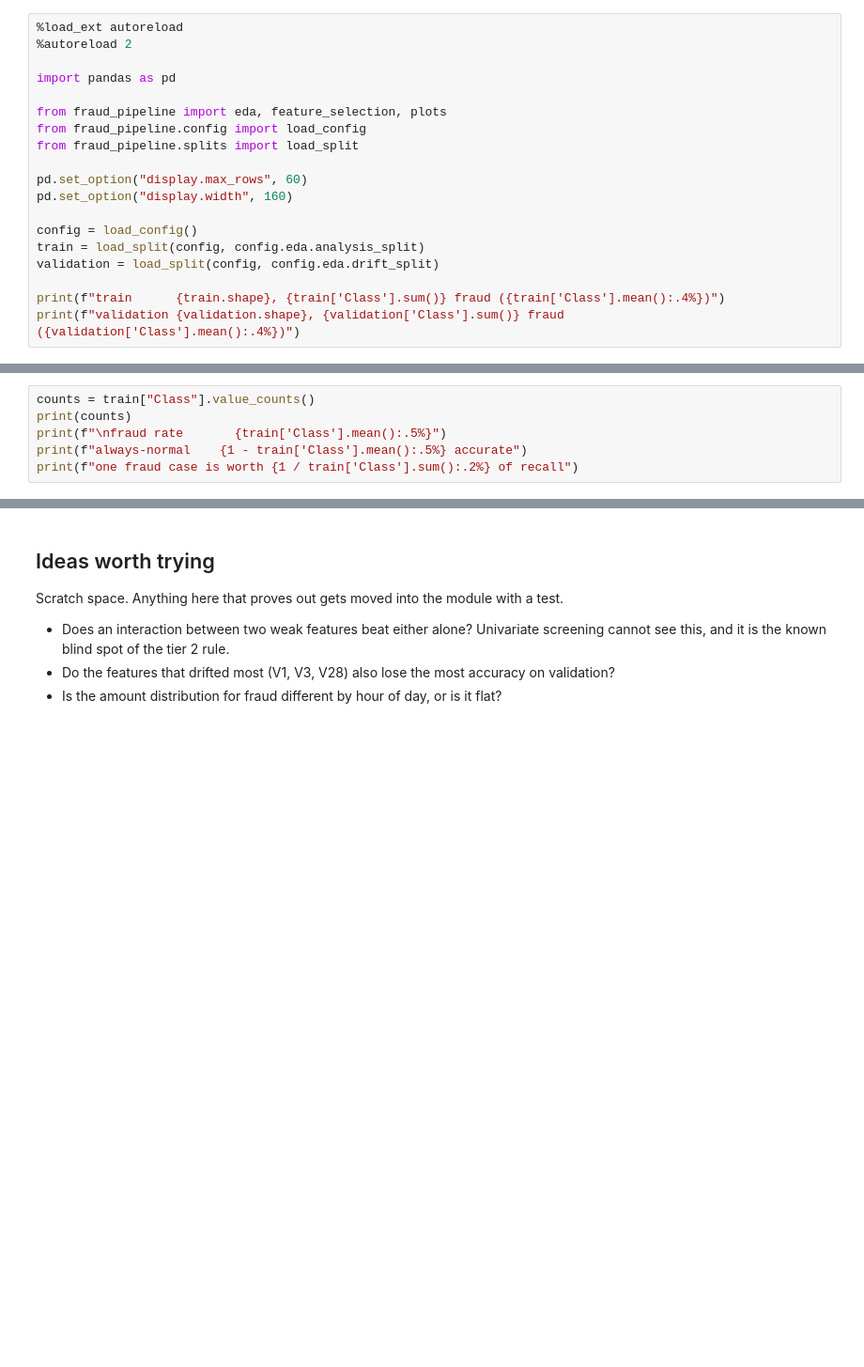
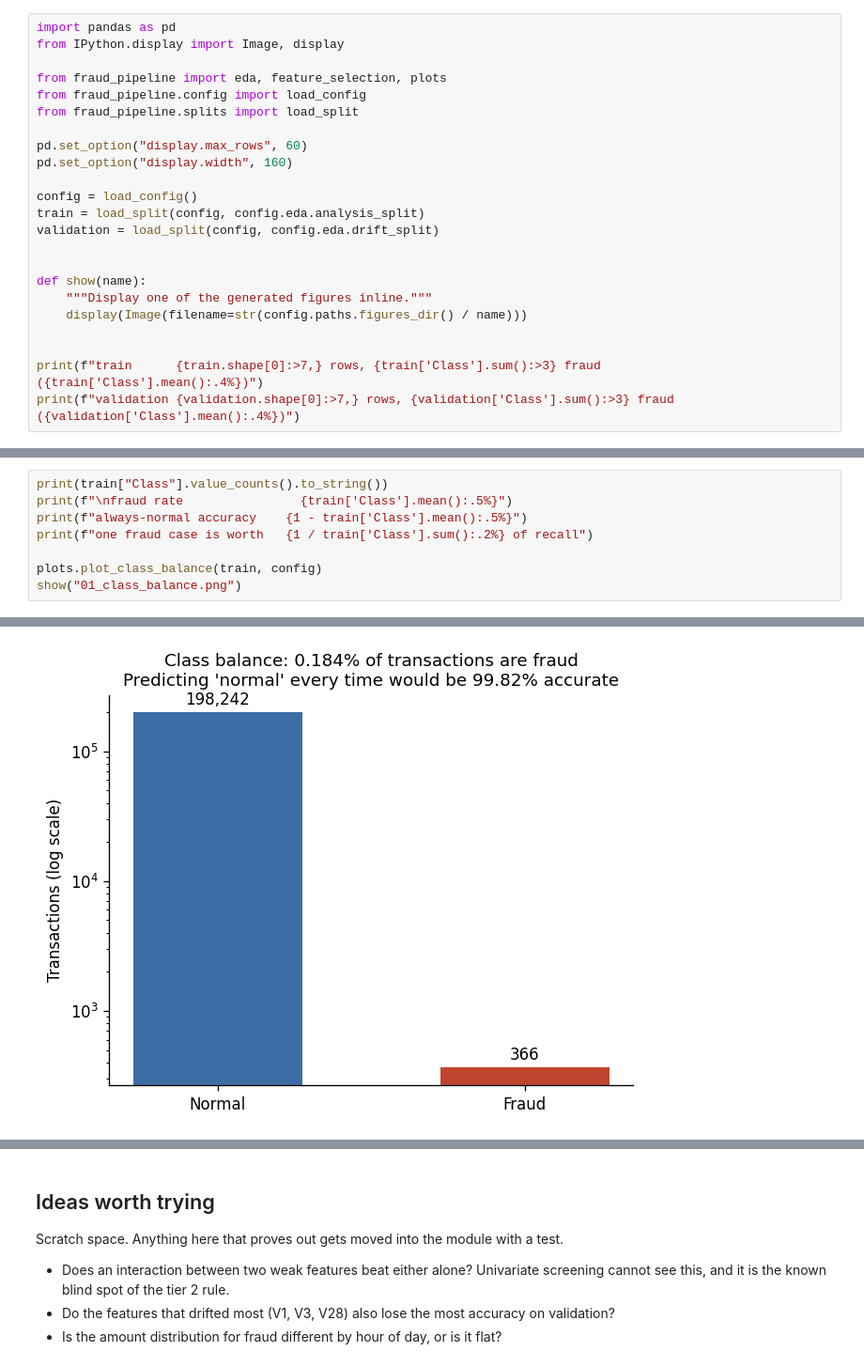
Before and after one commit to krishanthdev/fraud-detection-pipeline, a Jupyter notebook: notebooks/01_eda.ipynb, the cells around one changed output, grey strips where cells are left out. Shown at 94% size. Cells and saved outputs as stored; diff of their text form; blank space fills up the shorter version.

```diff
--- a/notebooks/01_eda.ipynb
+++ b/notebooks/01_eda.ipynb
@@ -16,8 +14,6 @@ reports meaningless.
 # %%
-%load_ext autoreload
-%autoreload 2
-
 import pandas as pd
+from IPython.display import Image, display
 
 from fraud_pipeline import eda, feature_selection, plots
 from fraud_pipeline.config import load_config
@@ -30,5 +26,11 @@ config = load_config()
 train = load_split(config, config.eda.analysis_split)
 validation = load_split(config, config.eda.drift_split)
 
-print(f"train      {train.shape}, {train['Class'].sum()} fraud ({train['Class'].mean():.4%})")
-print(f"validation {validation.shape}, {validation['Class'].sum()} fraud ({validation['Class'].mean():.4%})")
+
+def show(name):
+    """Display one of the generated figures inline."""
+    display(Image(filename=str(config.paths.figures_dir() / name)))
+
+
+print(f"train      {train.shape[0]:>7,} rows, {train['Class'].sum():>3} fraud ({train['Class'].mean():.4%})")
+print(f"validation {validation.shape[0]:>7,} rows, {validation['Class'].sum():>3} fraud ({validation['Class'].mean():.4%})")
@@ -41,6 +45,9 @@ nowhere in this project.
 # %%
-counts = train["Class"].value_counts()
-print(counts)
-print(f"\nfraud rate       {train['Class'].mean():.5%}")
-print(f"always-normal    {1 - train['Class'].mean():.5%} accurate")
-print(f"one fraud case is worth {1 / train['Class'].sum():.2%} of recall")
+print(train["Class"].value_counts().to_string())
+print(f"\nfraud rate                {train['Class'].mean():.5%}")
+print(f"always-normal accuracy    {1 - train['Class'].mean():.5%}")
+print(f"one fraud case is worth   {1 / train['Class'].sum():.2%} of recall")
+
+plots.plot_class_balance(train, config)
+show("01_class_balance.png")
+# %% [output]
@@ -46,0 +61 @@ print(f"one fraud case is worth {1 / train['Class'].sum():.2%} of recall")
+[figure, added]
```
Also changed, not shown: parts of 25 cells of this notebook, 3 other files.
